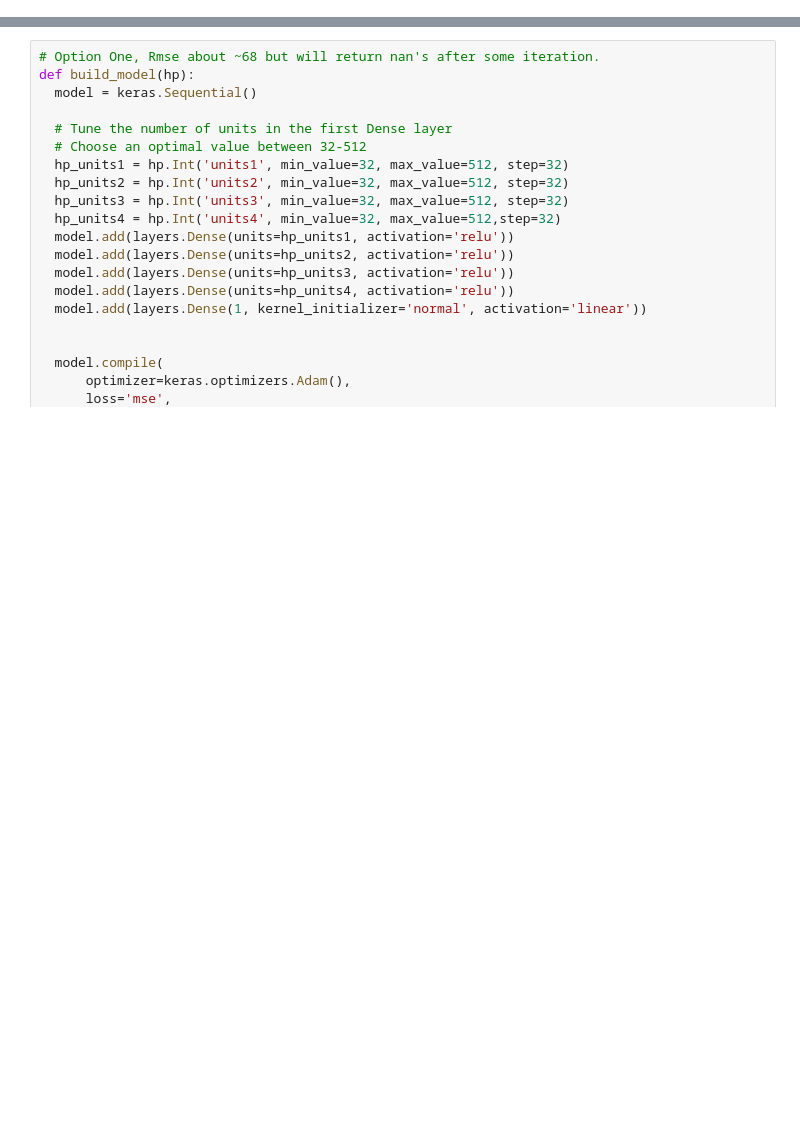
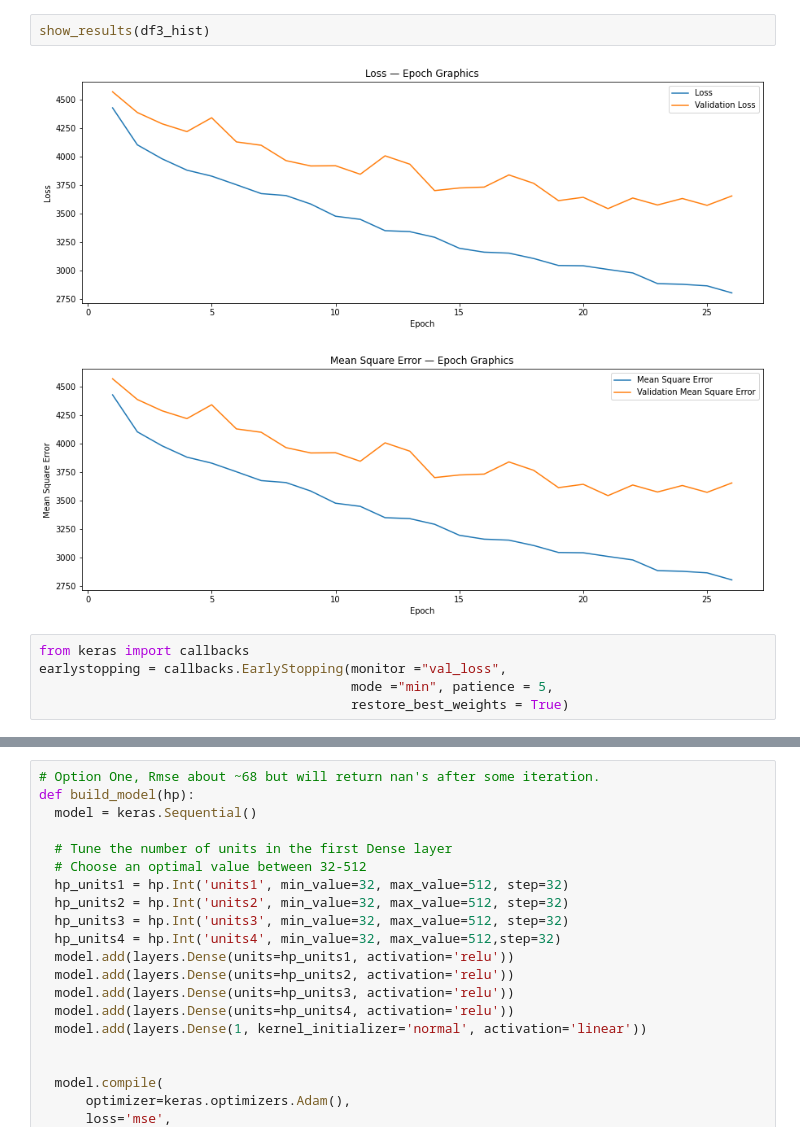
Before and after one commit to BarKarta/nyc-taxi-demand-predication, a Jupyter notebook: DL-test/NN.ipynb, the cells around one changed output, grey strips where cells are left out. Cells and saved outputs as stored; diff of their text form; blank space fills up the shorter version.

```diff
--- a/DL-test/NN.ipynb
+++ b/DL-test/NN.ipynb
@@ -22,0 +72,10 @@ y,X = utf.split_X_y(df,'num_of_taxis')
+# %%
+show_results(df3_hist)
+# %% [output]
+[figure, added]
+[figure, added]
+# %%
+from keras import callbacks
+earlystopping = callbacks.EarlyStopping(monitor ="val_loss",
+                                        mode ="min", patience = 5,
+                                        restore_best_weights = True)
```
Also changed, not shown: parts of 20 cells of this notebook, 2 other files.
